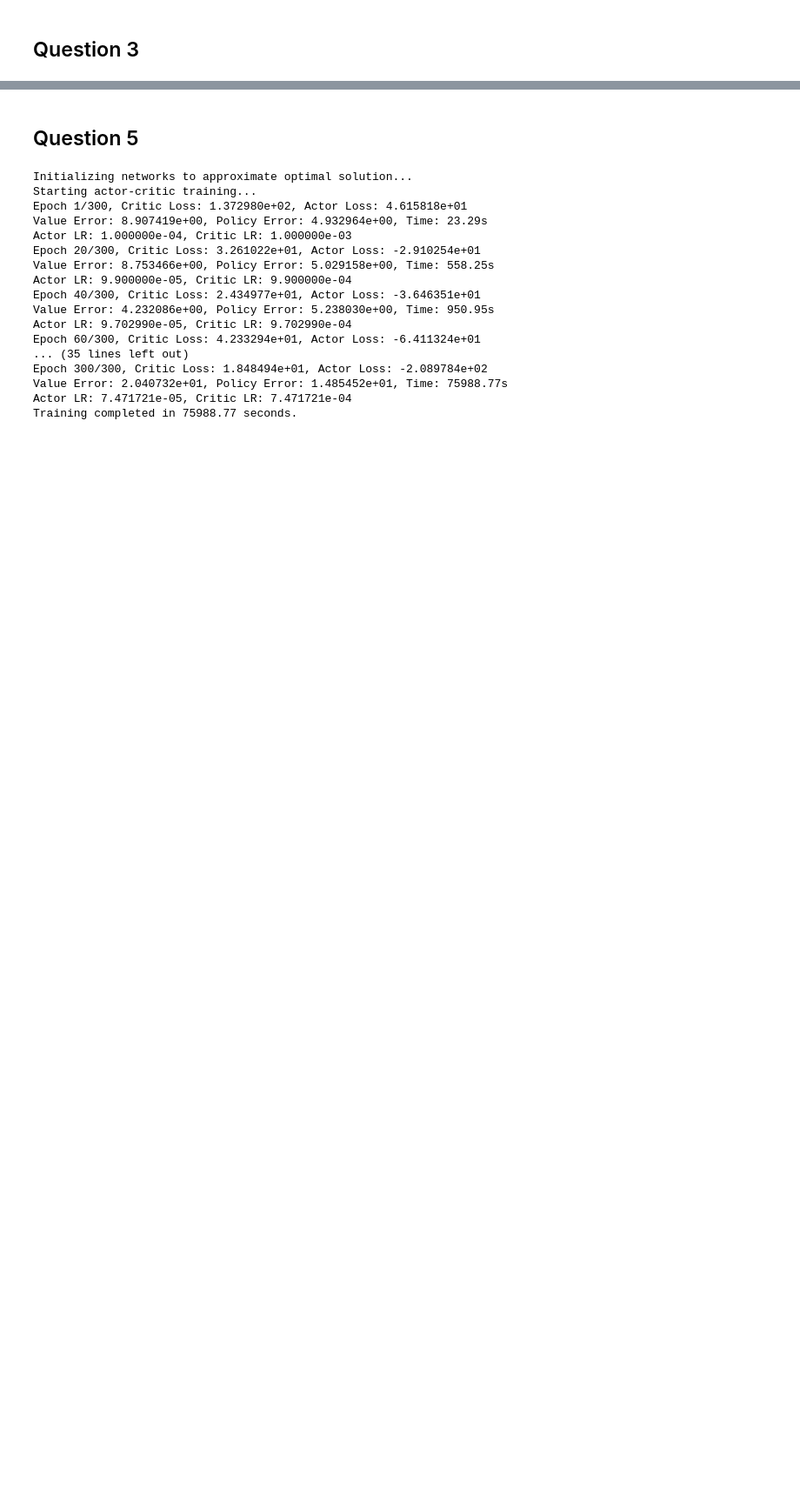
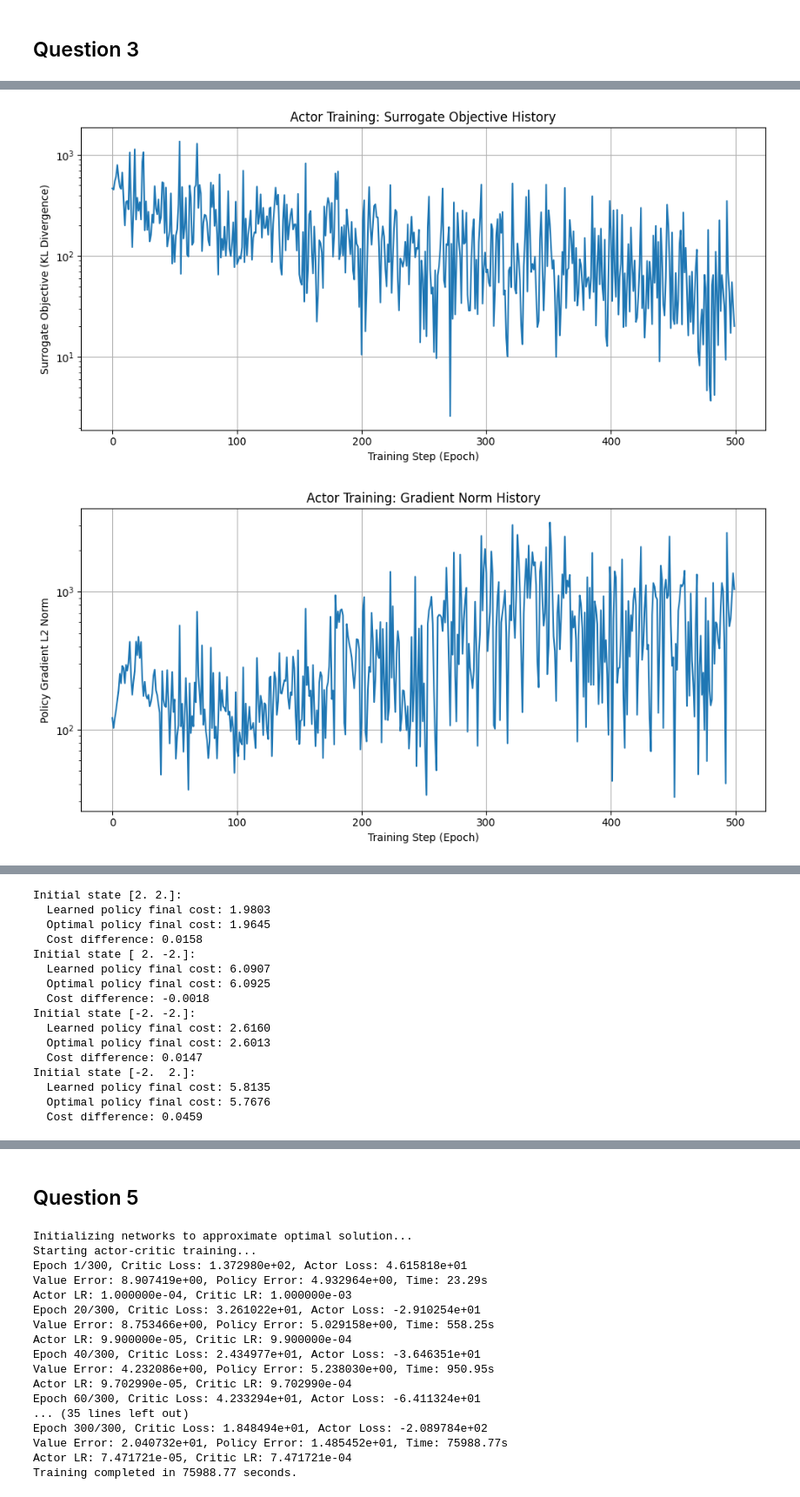
Before and after one commit to viharparon/SCDAA-Group, a Jupyter notebook: completed_notebook_run copy.ipynb, the cells around one changed output, grey strips where cells are left out. Shown at 87% size. Drawn from its saved outputs; the diff is of its cells as text; code cells hidden in the pictures; blank space fills up the shorter version.

```diff
--- a/test2.ipynb
+++ b/completed_notebook_run copy.ipynb
@@ -2235,0 +2510,3 @@ Final covariance error: 1.019829e-02
+# %%
+trained_actor_algo = run_actor_algorithm()
+# %% [output]
@@ -2235,0 +2530,2 @@ Final covariance error: 1.019829e-02
+[figure, added]
+[figure, added]
@@ -2235,0 +2534,16 @@ Final covariance error: 1.019829e-02
+Initial state [2. 2.]:
+  Learned policy final cost: 1.9803
+  Optimal policy final cost: 1.9645
+  Cost difference: 0.0158
+Initial state [ 2. -2.]:
+  Learned policy final cost: 6.0907
+  Optimal policy final cost: 6.0925
+  Cost difference: -0.0018
+Initial state [-2. -2.]:
+  Learned policy final cost: 2.6160
+  Optimal policy final cost: 2.6013
+  Cost difference: 0.0147
+Initial state [-2.  2.]:
+  Learned policy final cost: 5.8135
+  Optimal policy final cost: 5.7676
+  Cost difference: 0.0459
```
Also changed, not shown: parts of 7 cells of this notebook, 9 other files.
